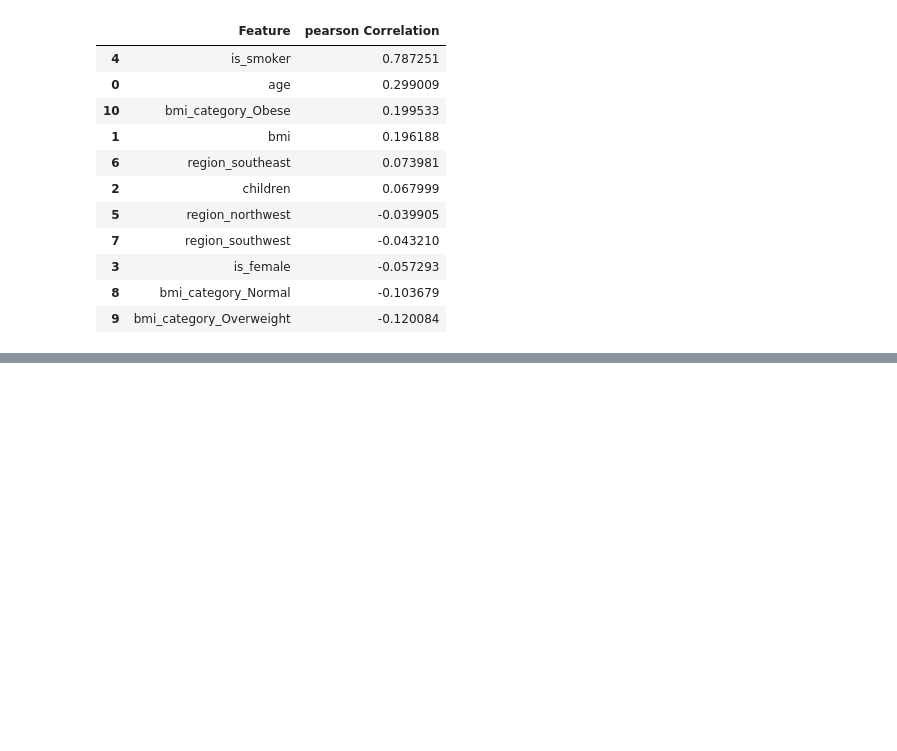
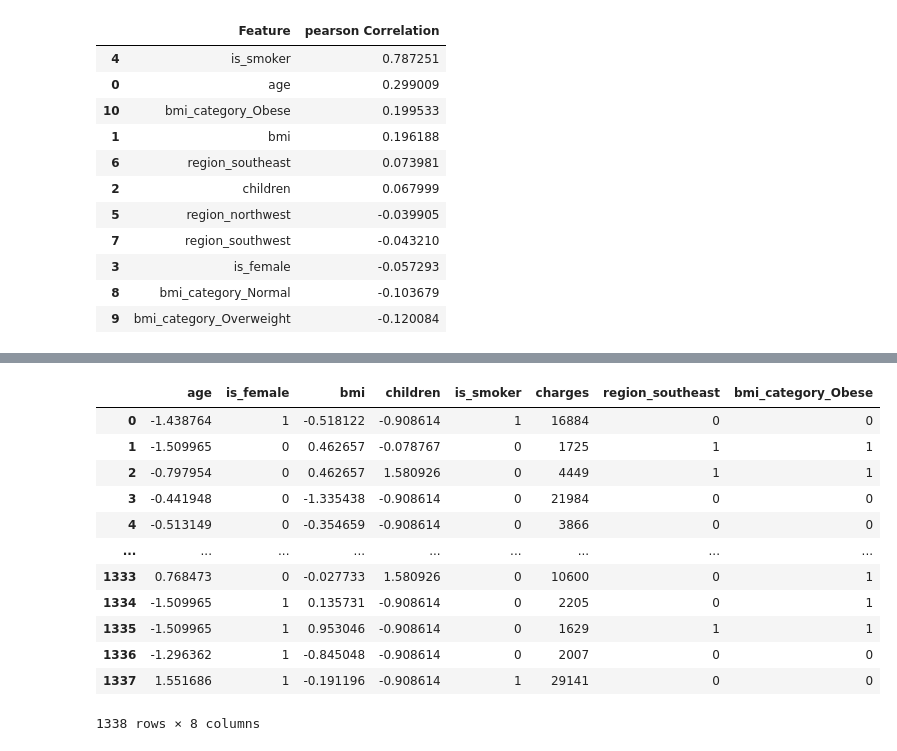
Before and after one commit to nur21horin/macine_learning, a Jupyter notebook: Insurance_data_preprocessing/Insurance.ipynb, the cells around one changed output, grey strips where cells are left out. Saved outputs shown, nothing was run; the diff lists cells and outputs as text; code cells hidden in the pictures; blank space fills up the shorter version.

```diff
--- a/Insurance_data_preprocessing/Insurance.ipynb
+++ b/Insurance_data_preprocessing/Insurance.ipynb
@@ -338,0 +345,41 @@ correlations_df.sort_values(by='pearson Correlation',ascending=False)
+# %%
+from scipy.stats import chi2_contingency
+import pandas as pd
+import numpy as np
+
+alpha = 0.05
+
+# Divide charges into four equal-sized groups
+df_cleaned['charges_bin'] = pd.qcut(
+    df_cleaned['charges'],
+    q=4,
+    labels=False,
+    duplicates='drop'
+)
+
+chi2_results = {}
+
+for col in cat_features:
+    contingency = pd.crosstab(df_cleaned[col], df_cleaned['charges_bin'])
+
+    chi2_stat, p_val, dof, expected = chi2_contingency(contingency)
+
+    decision = (
+        'Reject Null (Keep Feature)'
+        if p_val < alpha
+        else 'Fail to Reject Null (Drop Feature)'
+    )
+
+    chi2_results[col] = {
+        'chi2_statistic': chi2_stat,
+        'p_value': p_val,
+        'Decision': decision
+    }
+
+chi2_df = (
+    pd.DataFrame(chi2_results)
+    .T
+    .sort_values(by='p_value')
+)
+
+chi2_df
@@ -338,0 +396,18 @@ correlations_df.sort_values(by='pearson Correlation',ascending=False)
+# %%
+final_df = df_cleaned[['age', 'is_female', 'bmi', 'children', 'is_smoker', 'charges','region_southeast','bmi_category_Obese']]
+# %%
+final_df
+# %% [output]
+|  | age | is_female | bmi | children | is_smoker | charges | region_southeast | bmi_category_Obese |
+| 0 | -1.438764 | 1 | -0.518122 | -0.908614 | 1 | 16884 | 0 | 0 |
+| 1 | -1.509965 | 0 | 0.462657 | -0.078767 | 0 | 1725 | 1 | 1 |
+| 2 | -0.797954 | 0 | 0.462657 | 1.580926 | 0 | 4449 | 1 | 1 |
+| 3 | -0.441948 | 0 | -1.335438 | -0.908614 | 0 | 21984 | 0 | 0 |
+| 4 | -0.513149 | 0 | -0.354659 | -0.908614 | 0 | 3866 | 0 | 0 |
+| ... | ... | ... | ... | ... | ... | ... | ... | ... |
+| 1333 | 0.768473 | 0 | -0.027733 | 1.580926 | 0 | 10600 | 0 | 1 |
+| 1334 | -1.509965 | 1 | 0.135731 | -0.908614 | 0 | 2205 | 0 | 1 |
+| 1335 | -1.509965 | 1 | 0.953046 | -0.908614 | 0 | 1629 | 1 | 1 |
+| 1336 | -1.296362 | 1 | -0.845048 | -0.908614 | 0 | 2007 | 0 | 0 |
+| 1337 | 1.551686 | 1 | -0.191196 | -0.908614 | 1 | 29141 | 0 | 0 |
+1338 rows × 8 columns
```
Also changed, not shown: parts of 3 cells of this notebook.
